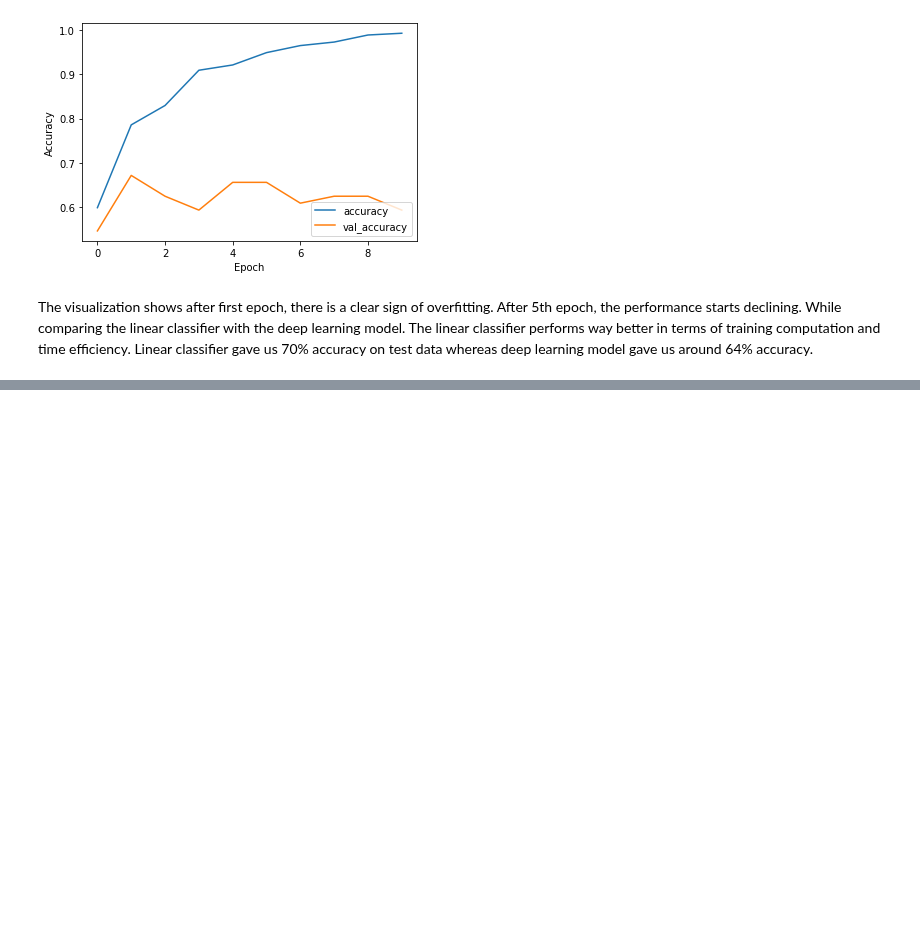
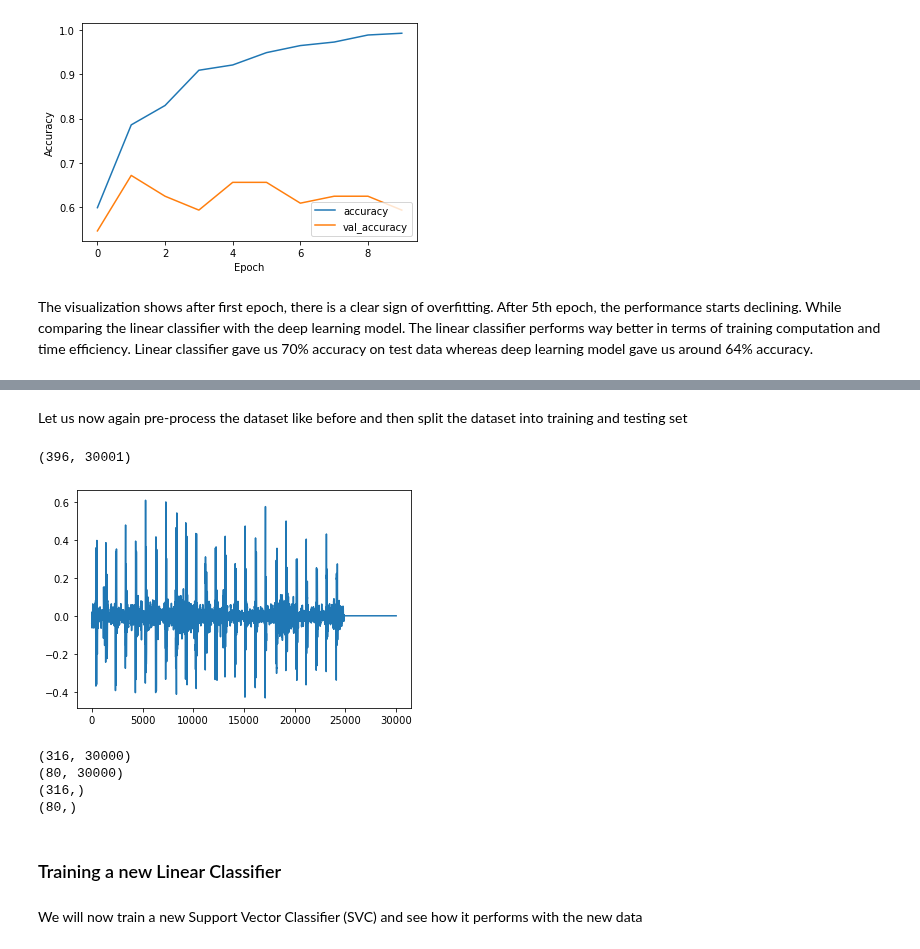
Before and after one commit to syednayeemridwan/data-science-projects, a Jupyter notebook: Heartbeat Classification/heartbeat classification.ipynb, the cells around one changed output, grey strips where cells are left out. Saved outputs shown, nothing was run; the diff lists cells and outputs as text; code cells hidden in the pictures; blank space fills up the shorter version.

```diff
--- a/Heartbeat Classification/heartbeat classification.ipynb
+++ b/Heartbeat Classification/heartbeat classification.ipynb
@@ -393,0 +471,44 @@ The visualization shows after first epoch, there is a clear sign of overfitting.
+# %% [markdown]
+Let us now again pre-process the dataset like before and then split the dataset into training and testing set
+# %%
+
+# Transpose the DataFrames to have the shape (no_samples, time_series)
+normal = normal.T
+abnormal = abnormal.T
+
+# Add a new column "category" with values 0 for normal and 1 for abnormal
+normal['category'] = 0
+abnormal['category'] = 1
+
+# Merge the DataFrames vertically
+combined_df = pd.concat([normal, abnormal], ignore_index=True)
+
+
+print(combined_df.shape)
+combined_df.iloc[0,:-1].plot()
+plt.show()
+# %% [output]
+(396, 30001)
+[figure, added]
+# %%
+
+# Split into features (X) and labels (y)
+X = combined_df.drop('category', axis=1)
+y = combined_df['category']
+
+# Split the data into training and testing sets
+X_train, X_test, y_train, y_test = train_test_split(X, y, test_size=0.2, random_state=42)
+
+print(X_train.shape)
+print(X_test.shape)
+print(y_train.shape)
+print(y_test.shape)
+# %% [output]
+(316, 30000)
+(80, 30000)
+(316,)
+(80,)
+# %% [markdown]
+### Training a new Linear Classifier
+# %% [markdown]
+We will now train a new Support Vector Classifier (SVC) and see how it performs with the new data
```
Also changed, not shown: parts of 17 cells of this notebook.
